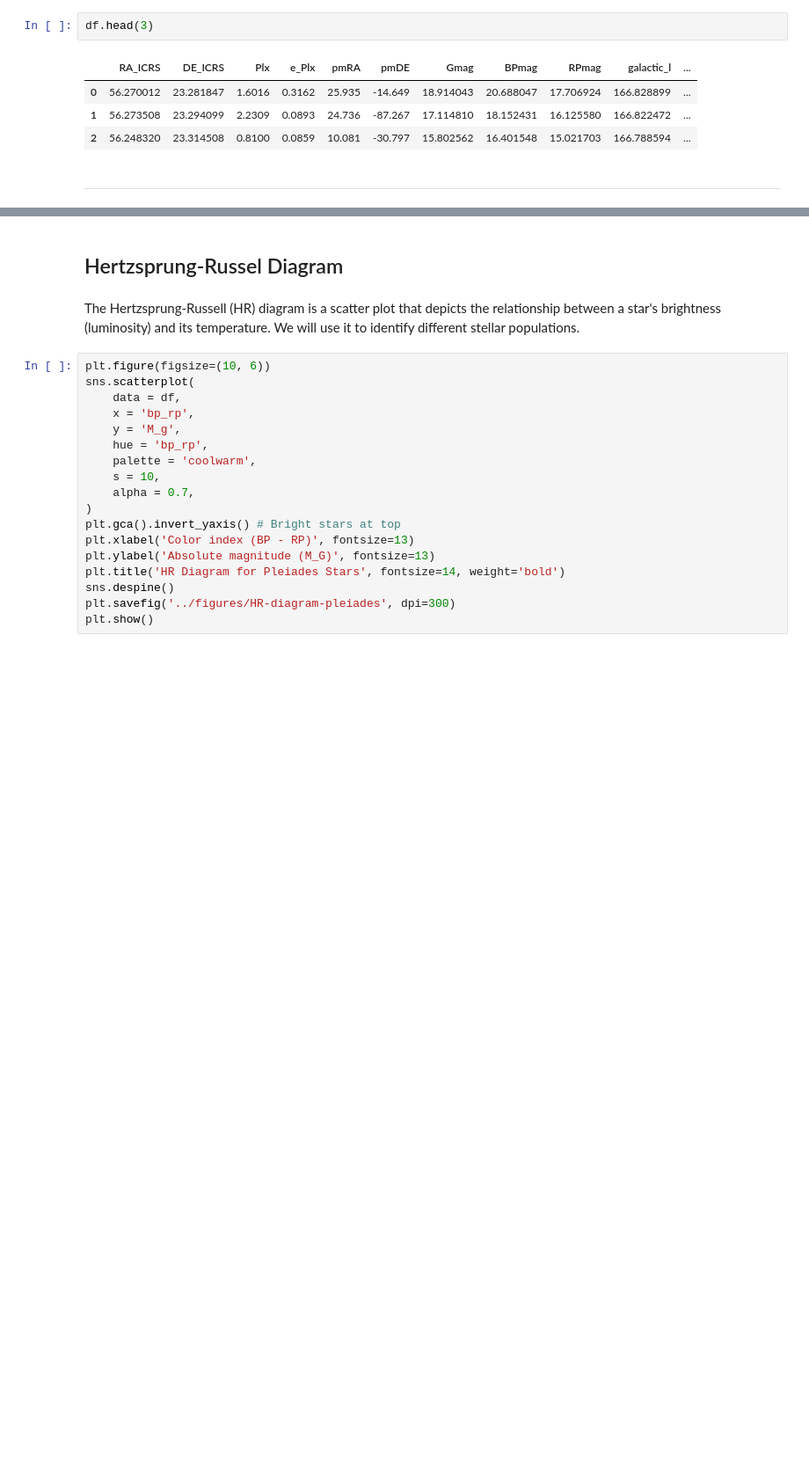
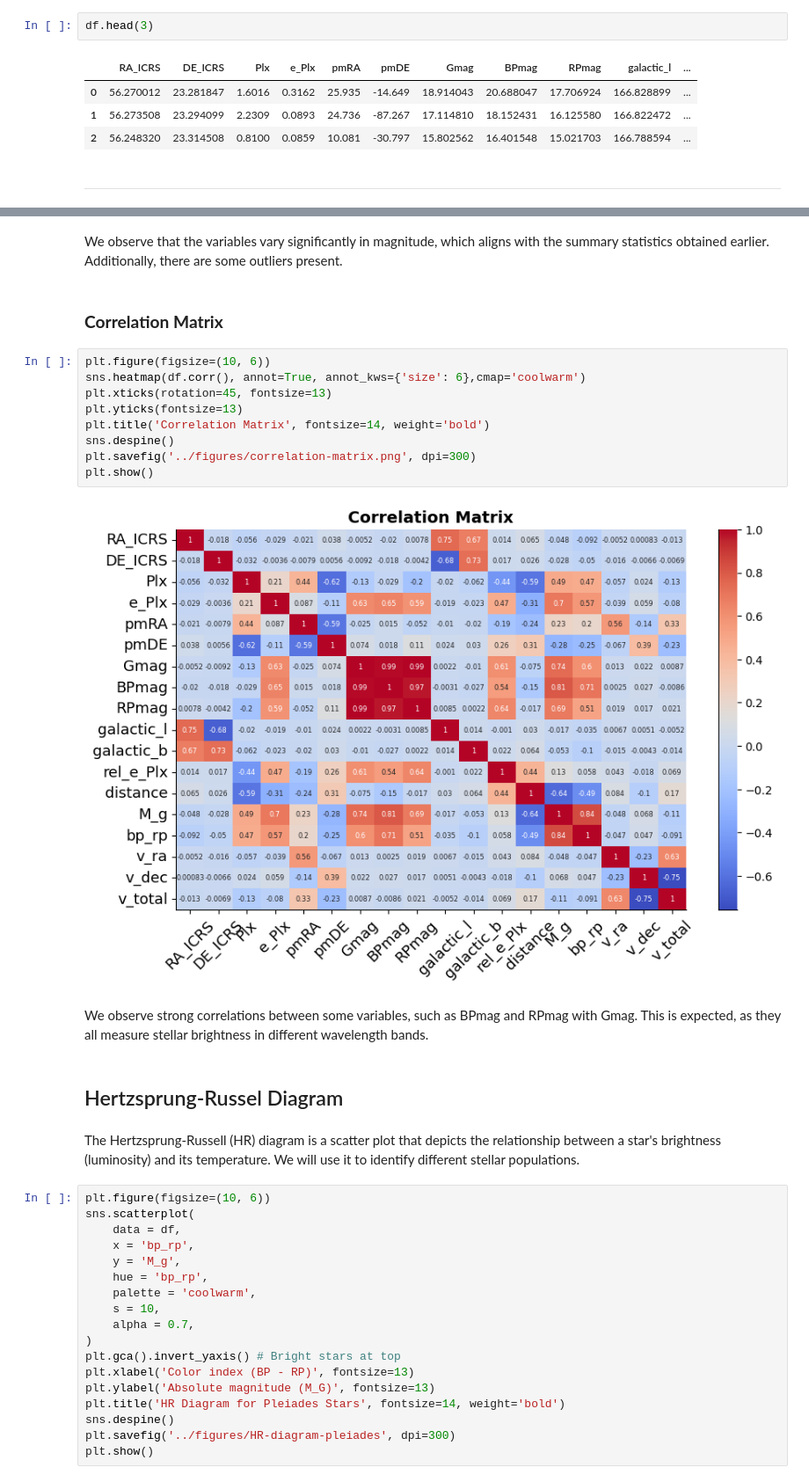
Before and after one commit to German-vr/GaiaDR3-StarClassifier, a Jupyter notebook: notebooks/exploratory_analysis.ipynb, the cells around one changed output, grey strips where cells are left out. Shown at 88% size. Drawn from its saved outputs; the diff is of its cells as text; blank space fills up the shorter version.

```diff
--- a/notebooks/exploratory_analysis.ipynb
+++ b/notebooks/exploratory_analysis.ipynb
@@ -26,3 +110,20 @@ df.head(3)
+# %% [markdown]
+We observe that the variables vary significantly in magnitude, which aligns with the summary statistics obtained earlier. Additionally, there are some outliers present.
+# %% [markdown]
+### **Correlation Matrix**
+# %%
+plt.figure(figsize=(10, 6))
+sns.heatmap(df.corr(), annot=True, annot_kws={'size': 6},cmap='coolwarm')
+plt.xticks(rotation=45, fontsize=13)
+plt.yticks(fontsize=13)
+plt.title('Correlation Matrix', fontsize=14, weight='bold')
+sns.despine()
+plt.savefig('../figures/correlation-matrix.png', dpi=300)
+plt.show()
+# %% [output]
+[figure, added]
+# %% [markdown]
+We observe strong correlations between some variables, such as BPmag and RPmag with Gmag. This is expected, as they all measure stellar brightness in different wavelength bands.
 # %% [markdown]
 ## Hertzsprung-Russel Diagram
 # %% [markdown]
```
Also changed, not shown: parts of 19 cells of this notebook, 8 other files.
